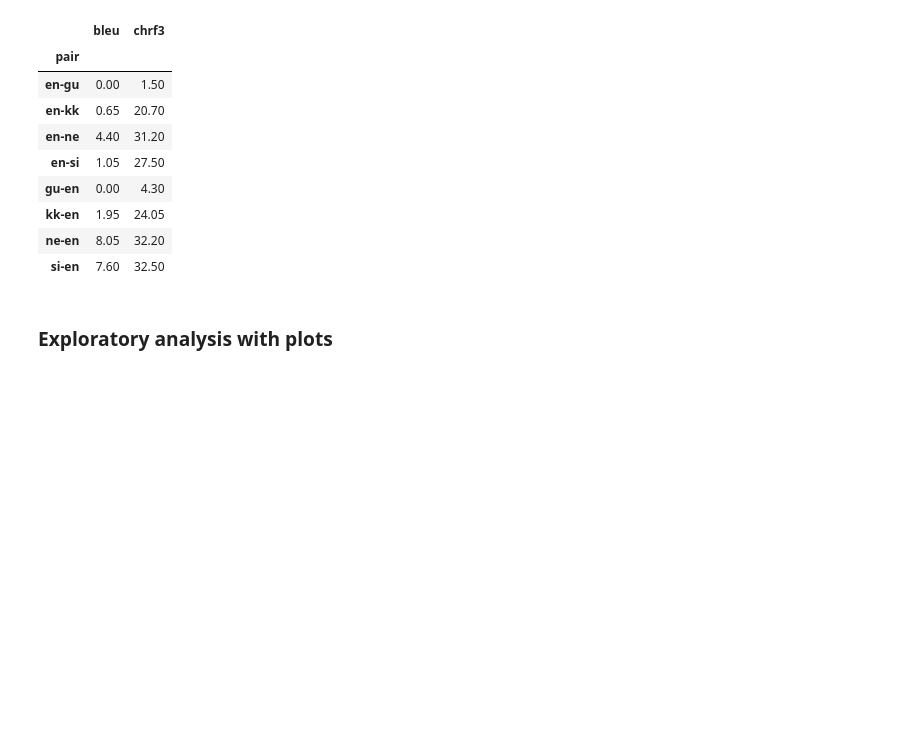
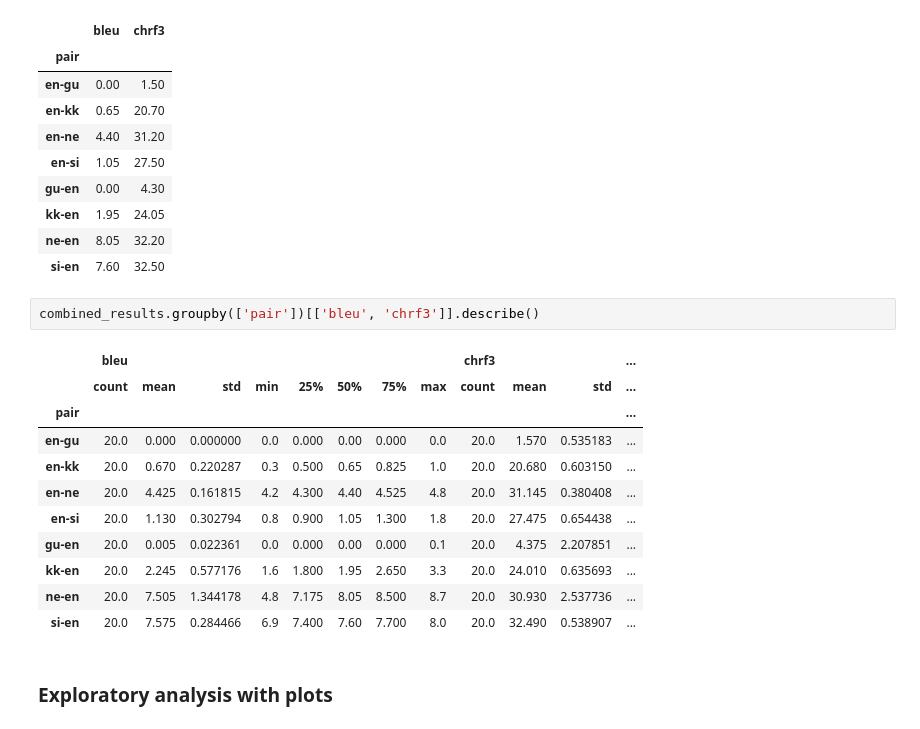
Before and after one commit to j0ma/flores, a Jupyter notebook: combined-results-analysis.ipynb, the cells around one changed output. Drawn from its saved outputs; the diff is of its cells as text; blank space fills up the shorter version.

```diff
--- a/combined-results-analysis.ipynb
+++ b/combined-results-analysis.ipynb
@@ -42,6 +42,20 @@ combined_results.groupby(['pair'])[['bleu', 'chrf3']].median()
 | kk-en | 1.95 | 24.05 |
 | ne-en | 8.05 | 32.20 |
 | si-en | 7.60 | 32.50 |
+# %%
+combined_results.groupby(['pair'])[['bleu', 'chrf3']].describe()
+# %% [output]
+|  | bleu |  |  |  |  |  |  |  | chrf3 |  |  | ... |
+|  | count | mean | std | min | 25% | 50% | 75% | max | count | mean | std | ... |
+| pair |  |  |  |  |  |  |  |  |  |  |  | ... |
+| en-gu | 20.0 | 0.000 | 0.000000 | 0.0 | 0.000 | 0.00 | 0.000 | 0.0 | 20.0 | 1.570 | 0.535183 | ... |
+| en-kk | 20.0 | 0.670 | 0.220287 | 0.3 | 0.500 | 0.65 | 0.825 | 1.0 | 20.0 | 20.680 | 0.603150 | ... |
+| en-ne | 20.0 | 4.425 | 0.161815 | 4.2 | 4.300 | 4.40 | 4.525 | 4.8 | 20.0 | 31.145 | 0.380408 | ... |
+| en-si | 20.0 | 1.130 | 0.302794 | 0.8 | 0.900 | 1.05 | 1.300 | 1.8 | 20.0 | 27.475 | 0.654438 | ... |
+| gu-en | 20.0 | 0.005 | 0.022361 | 0.0 | 0.000 | 0.00 | 0.000 | 0.1 | 20.0 | 4.375 | 2.207851 | ... |
+| kk-en | 20.0 | 2.245 | 0.577176 | 1.6 | 1.800 | 1.95 | 2.650 | 3.3 | 20.0 | 24.010 | 0.635693 | ... |
+| ne-en | 20.0 | 7.505 | 1.344178 | 4.8 | 7.175 | 8.05 | 8.500 | 8.7 | 20.0 | 30.930 | 2.537736 | ... |
+| si-en | 20.0 | 7.575 | 0.284466 | 6.9 | 7.400 | 7.60 | 7.700 | 8.0 | 20.0 | 32.490 | 0.538907 | ... |
 # %% [markdown]
 ### Exploratory analysis with plots
 # %% [markdown]
```
